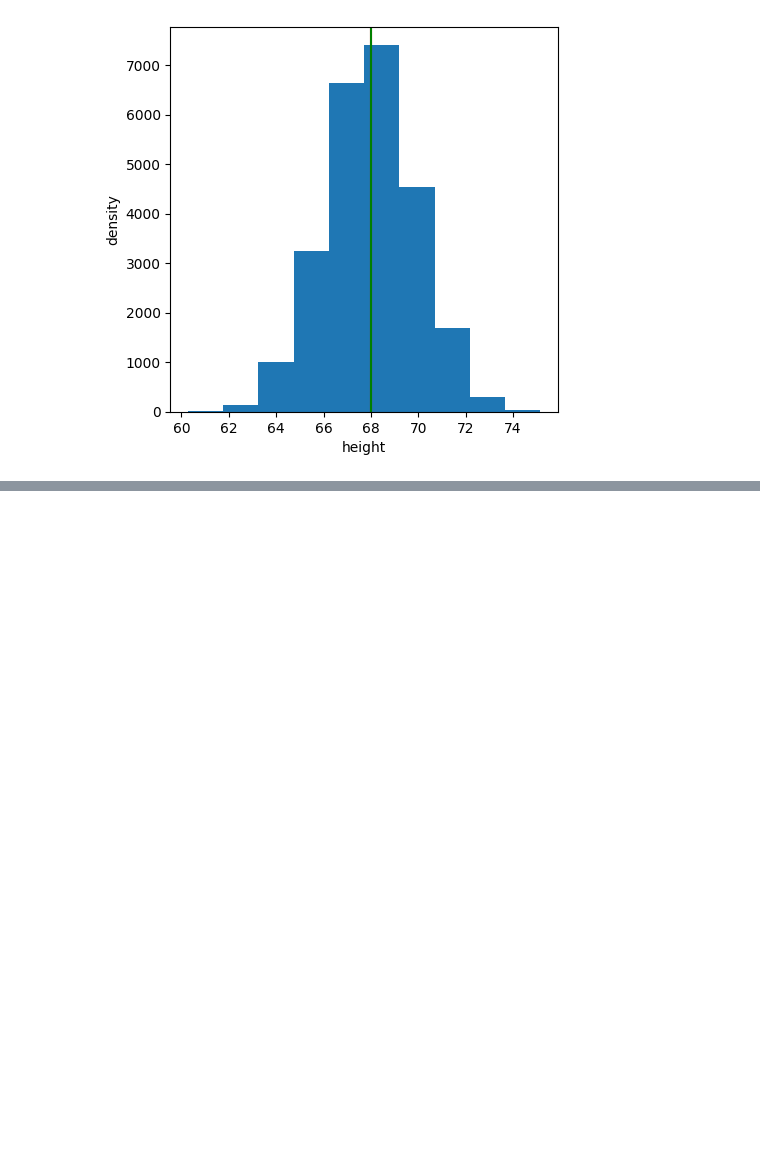
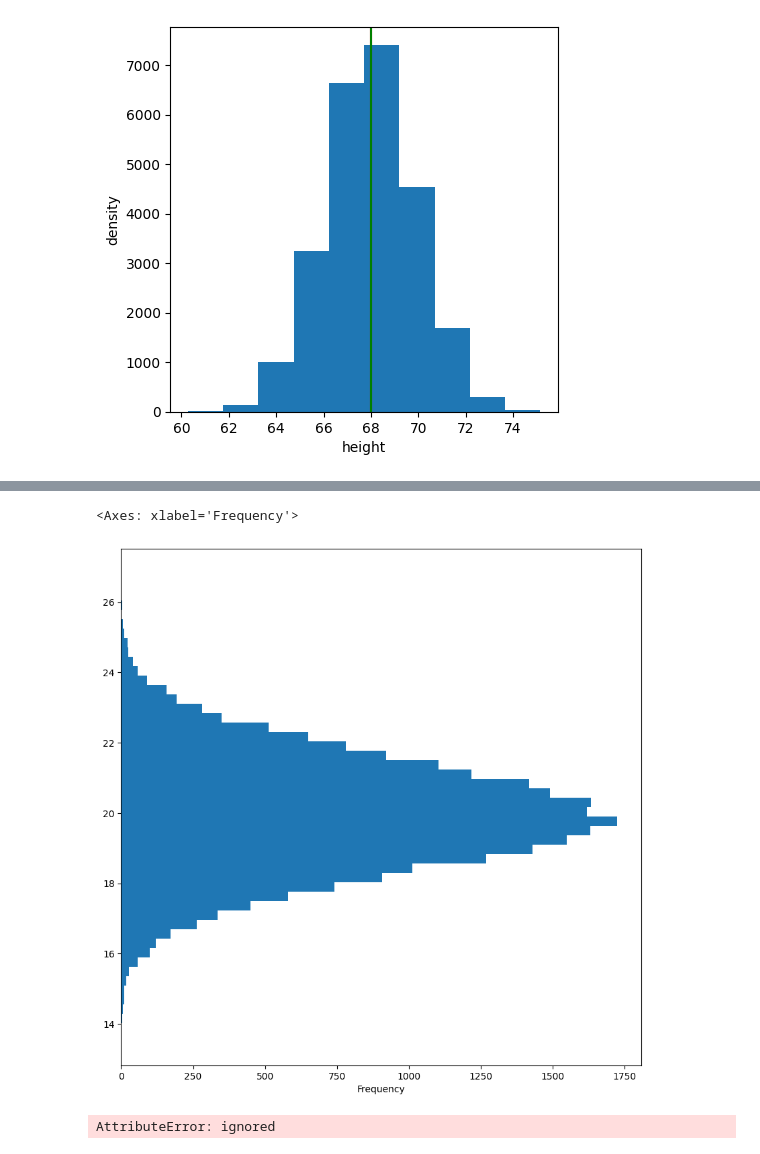
Before and after one commit to roldugina/data_analysis_projects, a Jupyter notebook: FreeCodeCamp_lessons.ipynb, the cells around one changed output, grey strips where cells are left out. Saved outputs shown, nothing was run; the diff lists cells and outputs as text; code cells hidden in the pictures; blank space fills up the shorter version.

```diff
--- a/FreeCodeCamp_lessons.ipynb
+++ b/FreeCodeCamp_lessons.ipynb
@@ -90,0 +120,2 @@ d.corr()
+# %%
+d['Calculated_IMT']=d['Weight(kg)']/d['Height(m)']/d['Height(m)']
@@ -90,0 +166,2 @@ d.corr()
+# %%
+d['IMT_check']=d['IMT']!=d['Calculated_IMT']
@@ -90,0 +277,5 @@ d.corr()
+# %%
+d['IMT'].plot(kind='hist', bins=50, figsize=(10,10),orientation='horizontal')
+# %% [output]
+<Axes: xlabel='Frequency'>
+[figure, added]
@@ -90,0 +284,4 @@ d.corr()
+# %%
+rand.head()
+# %% [output]
+AttributeError: ignored
```
Also changed, not shown: parts of 20 cells of this notebook.
